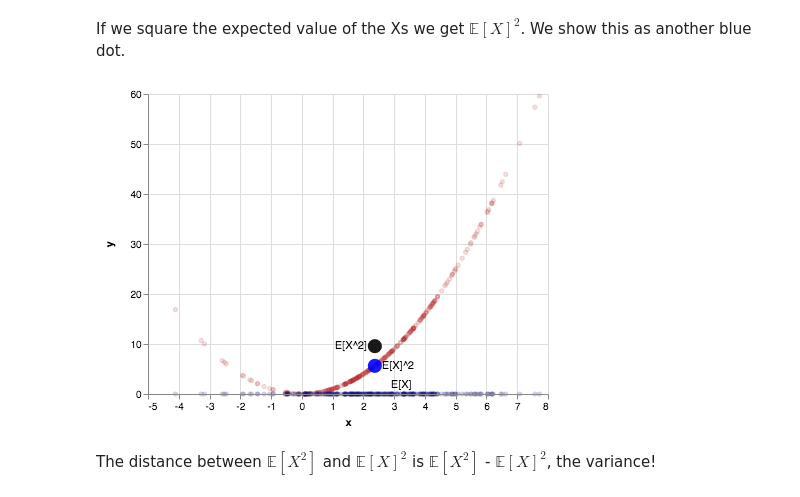
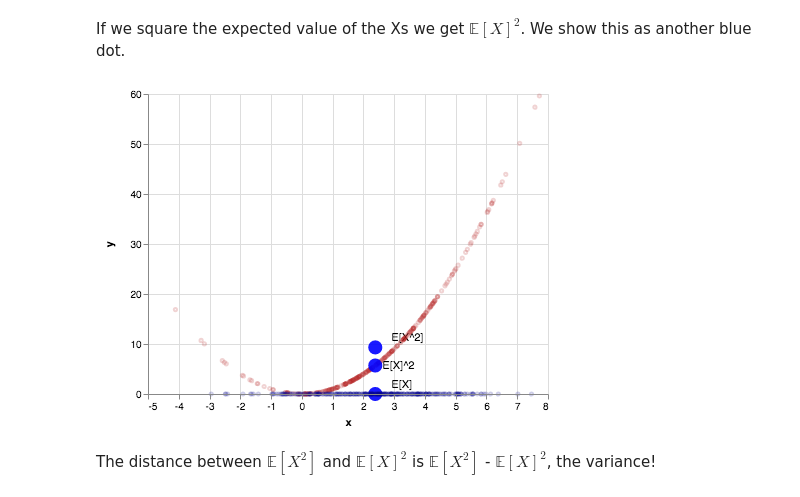
Before and after one commit to AbeHandler/variance, a Jupyter notebook: viz.ipynb, the cells around one changed output. Saved outputs shown, nothing was run; the diff lists cells and outputs as text; code cells hidden in the pictures.

```diff
--- a/viz.ipynb
+++ b/viz.ipynb
@@ -95,0 +58,5 @@ x_points + expected_x2 + text + expected_x + text2 + x2_points
+# %%
+expected_x2, labels2 = make_scatter_chart_with_labels(X=[np.mean(s)], Y=[np.mean([i ** 2 for i in s])], L=["E[X^2]"])
+expected_x, labels = make_scatter_chart_with_labels(X=[np.mean(s)], Y=[0], L=["E[X]"])
+
+expected_x + labels + expected_x2 + labels2 + x2_points + x_points
@@ -98,21 +67,23 @@ If we square the expected value of the Xs we get $\mathbb{E}[X]^2$. We show this
 # %%
 dt = make_altair_object_labels(X=[np.mean(s)], Y=[np.mean(s)** 2], L=["E[X]^2"])
 
 c7 = alt.Chart(dt).mark_point(opacity=expectation_opacity, size=expectation_size, color="blue", filled=True).encode(
     x='x:Q',  # specify ordinal data
     y='y:Q',  # specify quantitative data
 )
 
 text7 = c7.mark_text(
     align='left',
     baseline='middle',
     dx=7
 ).encode(
     text='label:N'
 )
-x2_points + expected_x2 + text + text2 + c7 +  text7 + x_points
+
+
+expected_x + labels + expected_x2 + labels2 + x2_points + x_points + c7 + text7
 # %% [output]
-[figure, old version]
+[figure, new version]
 # %% [markdown]
 The distance between $\mathbb{E}[X^2]$ and $\mathbb{E}[X]^2$ is $\mathbb{E}[X^2]$ - $\mathbb{E}[X]^2$, the variance!
 # %% [markdown]
```
Also changed, not shown: parts of 3 cells of this notebook.
